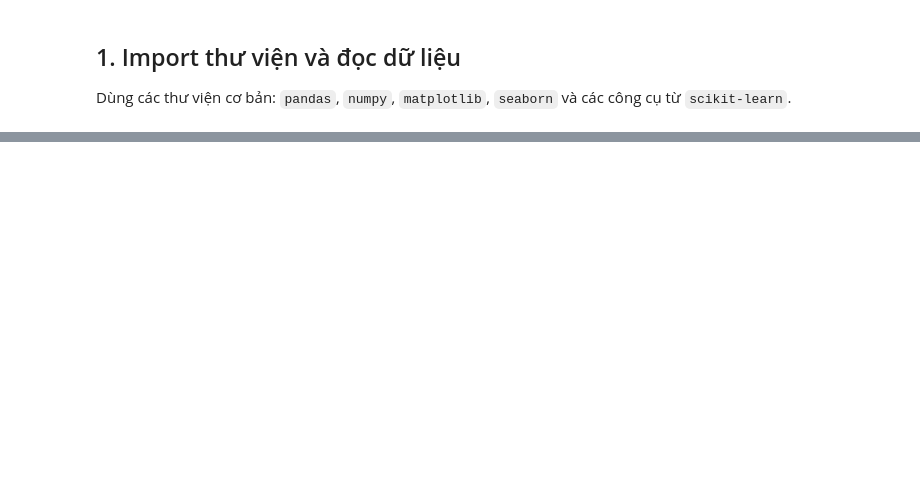
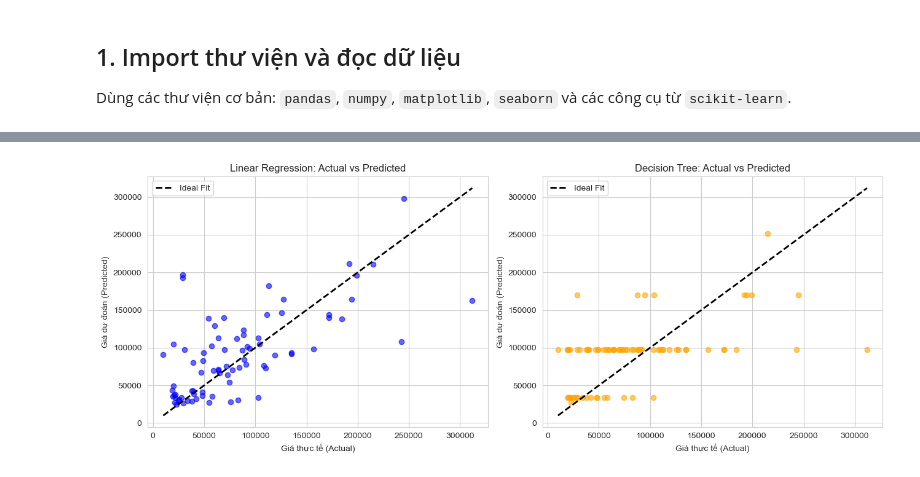
Before and after one commit to MoshiM0chiMoshi/Group5_Pharmacity_Personal_Care, a Jupyter notebook: Stage 2/02_Regression.ipynb, the cells around one changed output, grey strips where cells are left out. Saved outputs shown, nothing was run; the diff lists cells and outputs as text; code cells hidden in the pictures; blank space fills up the shorter version.

```diff
--- a/Stage 2/02_Regression.ipynb
+++ b/Stage 2/02_Regression.ipynb
@@ -464,0 +145,12 @@ TỔNG KẾT TASK 3
+# %%
+features = ['Category', 'Brand', 'Rating']
+target = 'Price'
+
+X = san_pham[features]
+y = san_pham[target]
+
+# Chia 80% train, 20% test
+X_train, X_test, y_train, y_test = train_test_split(X, y, test_size=0.2, random_state=RANDOM_STATE)
+
+print(f"Tập train: {X_train.shape[0]} sản phẩm")
+print(f"Tập test : {X_test.shape[0]} sản phẩm")
@@ -464,0 +298,23 @@ TỔNG KẾT TASK 3
+# %%
+fig, axes = plt.subplots(1, 2, figsize=(13, 5))
+line_min = y_test.min()
+line_max = y_test.max()
+
+axes[0].scatter(y_test, lr_pred, color='blue', alpha=0.6)
+axes[0].plot([line_min, line_max], [line_min, line_max], 'k--', lw=2, label='Ideal Fit')
+axes[0].set_title('Linear Regression: Actual vs Predicted')
+axes[0].set_xlabel('Giá thực tế (Actual)')
+axes[0].set_ylabel('Giá dự đoán (Predicted)')
+axes[0].legend()
+
+axes[1].scatter(y_test, dt_pred, color='orange', alpha=0.6)
+axes[1].plot([line_min, line_max], [line_min, line_max], 'k--', lw=2, label='Ideal Fit')
+axes[1].set_title('Decision Tree: Actual vs Predicted')
+axes[1].set_xlabel('Giá thực tế (Actual)')
+axes[1].set_ylabel('Giá dự đoán (Predicted)')
+axes[1].legend()
+
+plt.tight_layout()
+plt.show()
+# %% [output]
+[figure, added]
```
Also changed, not shown: parts of 64 cells of this notebook, 4 other files.
